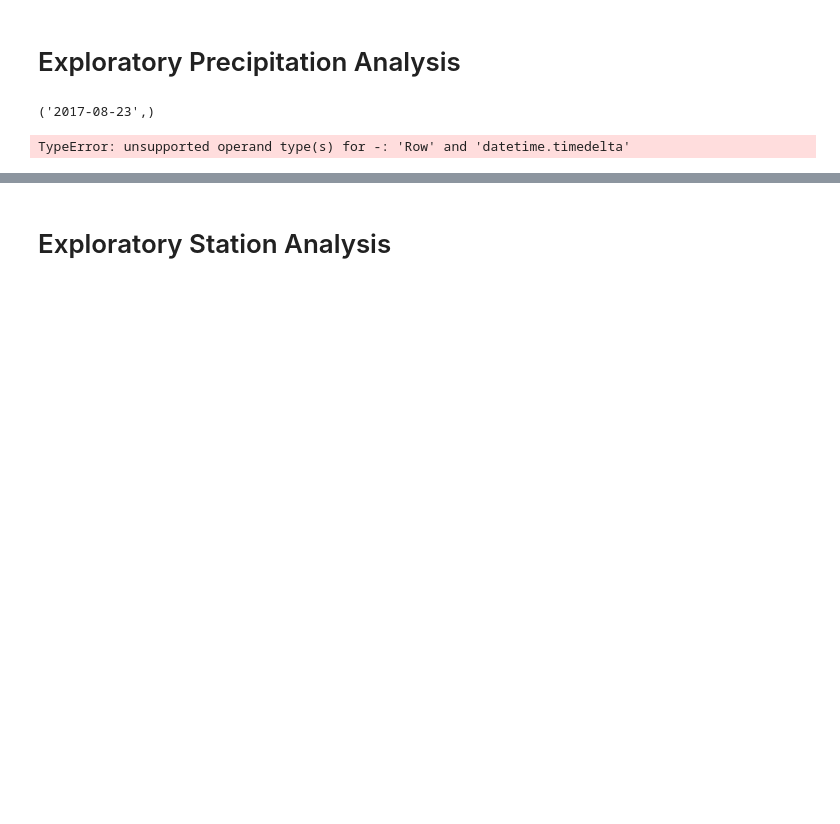
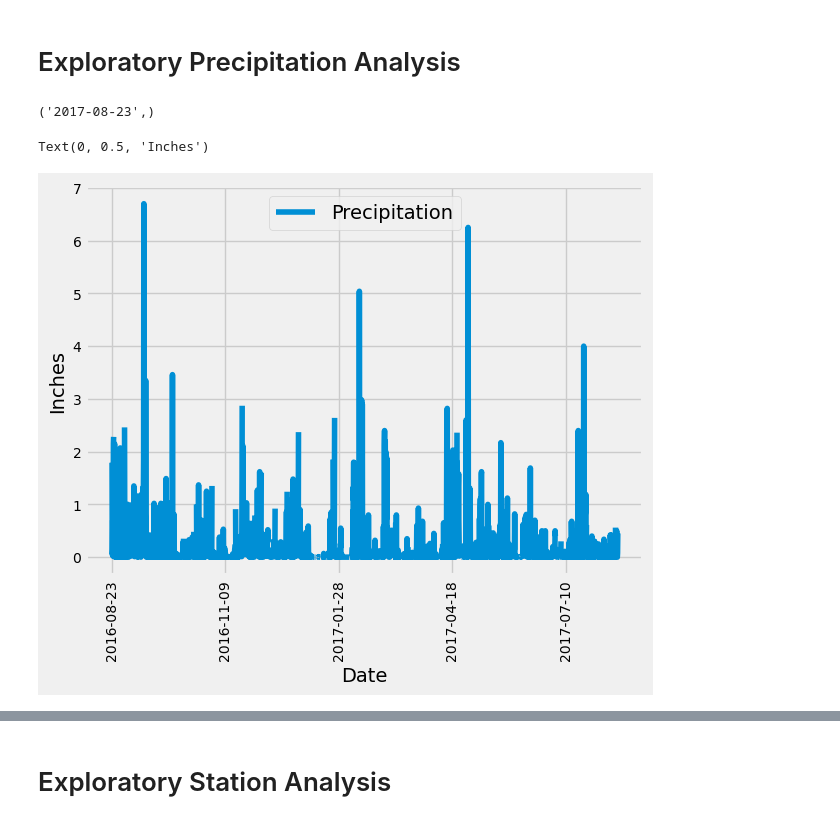
Before and after one commit to Isbelis/sqlalchemy-challenge, a Jupyter notebook: SurfsUp/climate_starter.ipynb, the cells around one changed output, grey strips where cells are left out. Drawn from its saved outputs; the diff is of its cells as text; code cells hidden in the pictures; blank space fills up the shorter version.

```diff
--- a/SurfsUp/climate_starter.ipynb
+++ b/SurfsUp/climate_starter.ipynb
@@ -53,22 +54,26 @@ recent_date
 # %%
 # Design a query to retrieve the last 12 months of precipitation data and plot the results.
 # Starting from the most recent data point in the database.
 
 # Calculate the date one year from the last date in data set.
 # year_ago = dt.date(2017,8,23).year - 1, (lastDate.date).month, (lastDate.date).day)
-year_ago = recent_date - dt.timedelta(days=365)
-year_ago
+year_ago = dt.date(2017,8,23) - dt.timedelta(days=365)
+
 # Perform a query to retrieve the data and precipitation scores
-
+results = session.query(measurement.date,measurement.prcp).filter(measurement.date >=year_ago)
 
 # Save the query results as a Pandas DataFrame. Explicitly set the column names
 
-
+df = pd.DataFrame(results, columns=['Date', 'Precipitation'])
 # Sort the dataframe by date
-
+df = df.sort_values("Date")
 
 # Use Pandas Plotting with Matplotlib to plot the data
+df.plot(x ="Date", y="Precipitation", rot=90, fontsize=10)
+plt.xlabel("Date", fontsize=14)
+plt.ylabel("Inches", fontsize=14)
 # %% [output]
-TypeError: unsupported operand type(s) for -: 'Row' and 'datetime.timedelta'
+Text(0, 0.5, 'Inches')
+[figure, added]
 # %%
 # Use Pandas to calculate the summary statistics for the precipitation data
```
Also changed, not shown: parts of 10 cells of this notebook, 2 other files.
